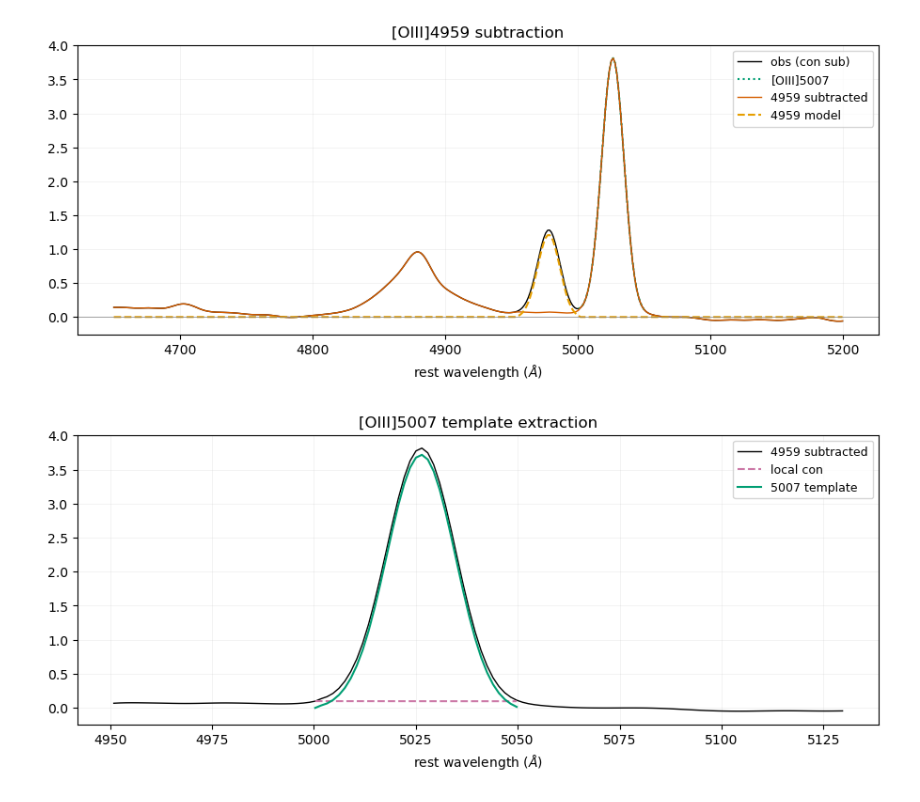
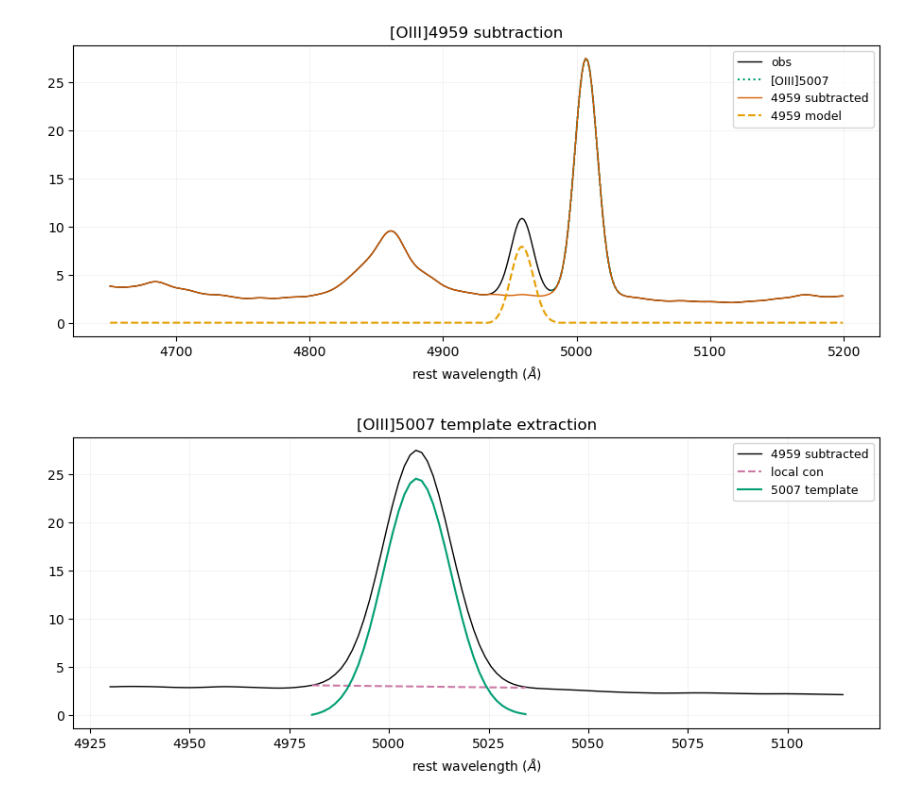
Before and after one commit to kaiwen-kakuiii/reu_2026, a Jupyter notebook: subtract_narrow_mean.ipynb, the cells around one changed output. Cells and saved outputs as stored; diff of their text form; code cells hidden in the pictures.

```diff
--- a/subtract_narrow_mean.ipynb
+++ b/subtract_narrow_mean.ipynb
@@ -32,13 +49,26 @@ Outputs:
 # ---------------- config: EDIT HERE ----------------
 # all wavelengths REST-FRAME Angstrom
 
-SPEC_FILE    = '/Users/kaiwenzhang/Desktop/NGC 3227/NGC3227/combined.txt.meanrms'  # wave flux err
+# --- step 0: build campaign mean & RMS spectra (moved from spec_lc_pipeline;
+#     this notebook runs FIRST in the workflow). INPUT_DIR holds the AGN-only
+#     REST-FRAME per-epoch combined spectra; FLUX_LST lists
+#     <combined-name>  <JD> per row. Set INPUT_DIR = None to skip step 0 and
+#     fit SPEC_FILE directly.
+INPUT_DIR = '/Users/kaiwenzhang/Desktop/NGC 3227/Halpha_analysis/agn_only_dered_spectra'
+FLUX_LST  = '/Users/kaiwenzhang/Desktop/NGC 3227/NGC3227/flux.lst'
+LINE_NAME = 'hbeta'                  # tag: spec_mean_<line>.txt / spec_rms_<line>.txt
+COMBINED_PATTERN = '_combined.txt'   # marks a per-epoch combined spectrum
+EXCLUDE_SUBSTR   = ['rebin', '.out', '20200205']  # 20200205 = bad night (NGC3227)
+
+# spectrum the narrow fit runs on; step 0 (if enabled) overrides this with
+# the freshly built rest-frame mean
+SPEC_FILE    = 'spec_mean_hbeta.txt'      # wave flux err
 OBJ          = 'NGC3227'                  # tag for output file names
 
-CONTI_LEFT   = (4770.0, 4790.0)   # left  global continuum window
-CONTI_RIGHT  = (5060.0, 5080.0)   # right global continuum window
-OIII5007_WIN = (5000.0, 5050.0)   # [OIII]5007 window = template extent
-OIII4959_WIN = (4950.0, 5000.0)   # [OIII]4959 fit window
+CONTI_LEFT   = (4780.0, 4800.0)   # left  global continuum window
+CONTI_RIGHT  = (4950.0, 4970.0)   # right global continuum window
+OIII5007_WIN = (4980.0, 5035.0)   # [OIII]5007 window = template extent
+OIII4959_WIN = (4935.0, 4980.0)   # [OIII]4959 fit window
 HB_WIN       = (4800.0, 4950.0)   # Hbeta fit window
 
 N_MC = 500     # Monte Carlo realizations (0 = off)
@@ -236,28 +388,26 @@ step-3 red. chi2       : 0.000
 # %%
-# ---------------- step 1 plot: [OIII]4959 subtraction ----------------
-fluxc0 = flux - r['fcon_tot']
+# ---------------- step 1 plot: [OIII]4959 subtraction (raw-flux space) ----------------
 fig, ax = plt.subplots(figsize=(11, 4))
 idx = np.where((wave >= 4650.0) & (wave <= 5200.0))[0]
-ax.plot(wave[idx], fluxc0[idx], color=C_DATA, lw=1.0, label='obs (con sub)')
+ax.plot(wave[idx], flux[idx], color=C_DATA, lw=1.0, label='obs')
 ax.plot(r['wave_o1s'], r['flux_o1s'] + r['fcon_o1s'], ':', color=C_NARROW,
         label='[OIII]5007')
-ax.plot(wave[idx], (fluxc0 - r['narrow_4959'])[idx], color=C_SUB, lw=1.0,
+ax.plot(wave[idx], (flux - r['narrow_4959'])[idx], color=C_SUB, lw=1.0,
         label='4959 subtracted')
 ax.plot(wave[idx], r['narrow_4959'][idx], '--', color=C_MODEL,
         label='4959 model')
-ax.axhline(0.0, color='gray', lw=0.5)
 ax.set_title('[OIII]4959 subtraction')
 ax.set_xlabel('rest wavelength ($\\AA$)')
 ax.grid(alpha=0.2, lw=0.5)
 ax.legend(fontsize=9)
 plt.show()
 # %% [output]
-[figure, old version]
+[figure, new version]
 # %%
-# ---------------- step 2 plot: [OIII]5007 template ----------------
+# ---------------- step 2 plot: [OIII]5007 template (raw-flux space) ----------------
 fig, ax = plt.subplots(figsize=(11, 4))
 idx = np.where((wave >= OIII5007_WIN[0] - 50) & (wave <= OIII5007_WIN[1] + 80))[0]
-ax.plot(wave[idx], (fluxc0 - r['narrow_4959'])[idx], color=C_DATA, lw=1.0,
+ax.plot(wave[idx], (flux - r['narrow_4959'])[idx], color=C_DATA, lw=1.0,
         label='4959 subtracted')
 ax.plot(r['wave_t'], r['fcon_5007'], '--', color=C_CON, label='local con')
 ax.plot(r['wave_t'], r['flux_t'], color=C_NARROW, label='5007 template')
@@ -267,7 +417,7 @@ ax.grid(alpha=0.2, lw=0.5)
 ax.legend(fontsize=9)
 plt.show()
 # %% [output]
-[figure, old version]
+[figure, new version]
 # %%
 # ---------------- step 3 plot: Hbeta fit ----------------
 fig, ax = plt.subplots(figsize=(11, 4))
```
Also changed, not shown: parts of 9 cells of this notebook, 2 other files.
